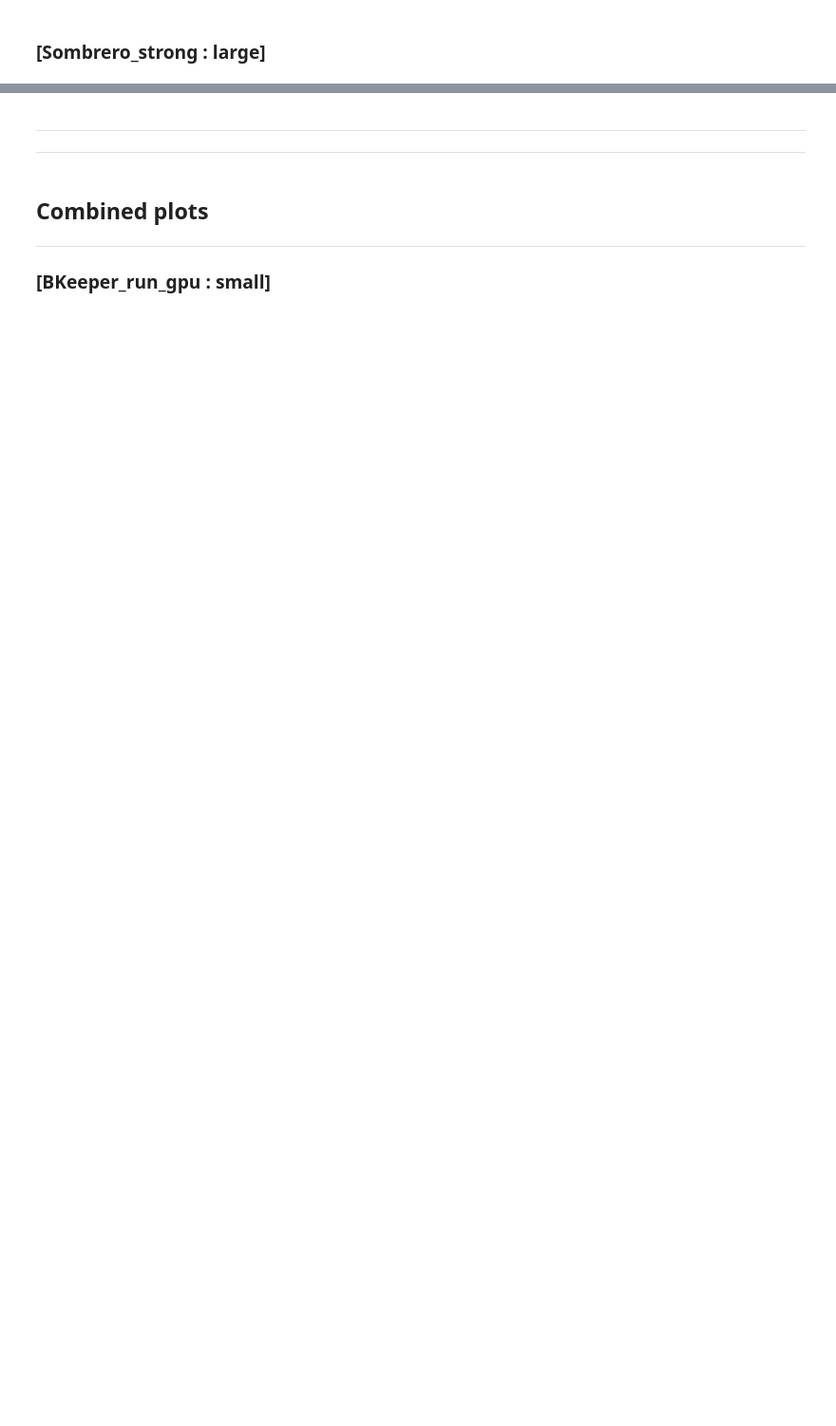
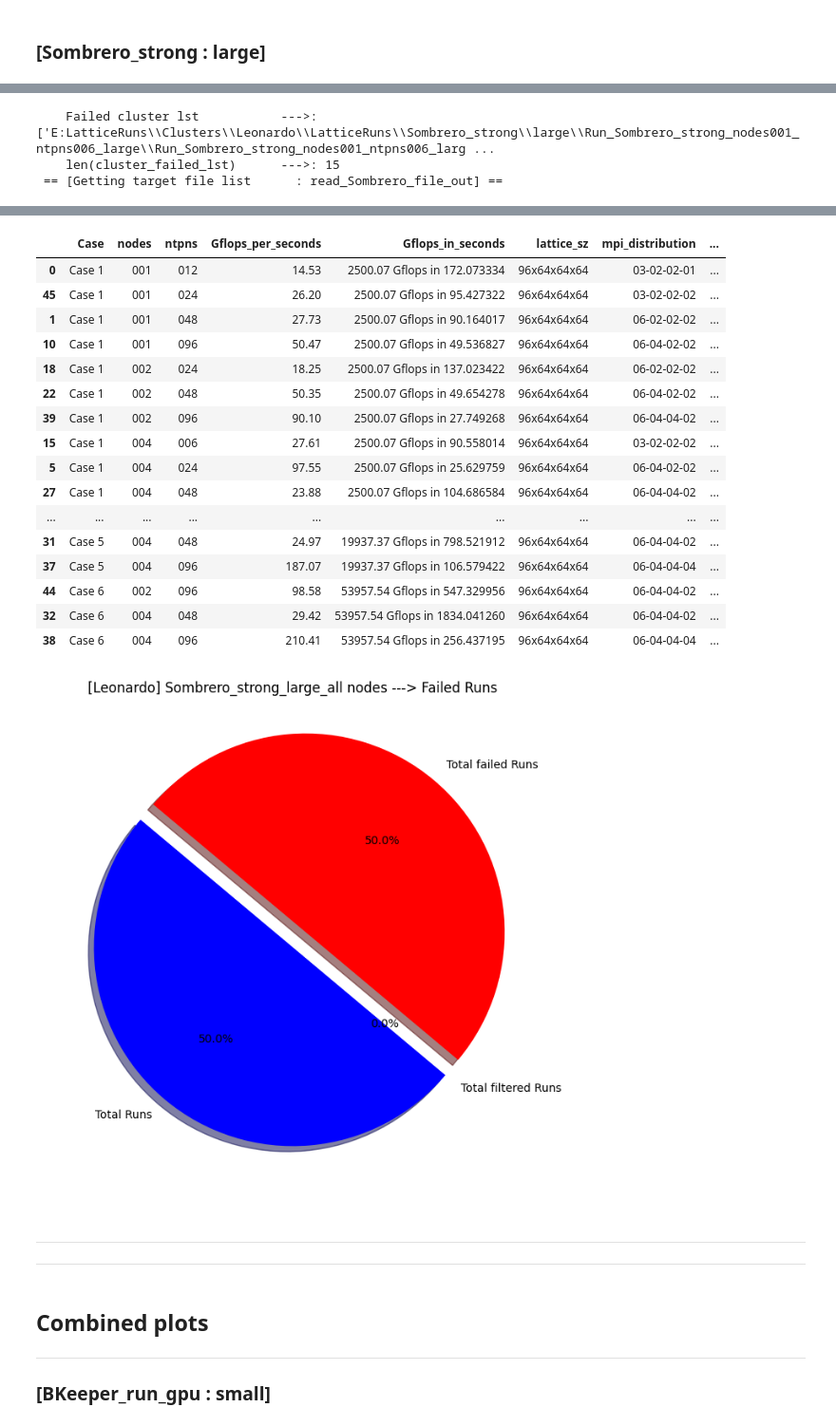
Before and after one commit to fbonnet08/Bench_Grid_HiRep, a Jupyter notebook: src/PythonCodes/Jupyter-NoteBooks/LLR-Bench_Grid_HiRep_Notebooks/Notebook_Bench_Grid_HiRep.ipynb, the cells around one changed output, grey strips where cells are left out. Shown at 95% size. Drawn from its saved outputs; the diff is of its cells as text; code cells hidden in the pictures; blank space fills up the shorter version.

```diff
--- a/src/PythonCodes/Jupyter-NoteBooks/LLR-Bench_Grid_HiRep_Notebooks/Notebook_Bench_Grid_HiRep.ipynb
+++ b/src/PythonCodes/Jupyter-NoteBooks/LLR-Bench_Grid_HiRep_Notebooks/Notebook_Bench_Grid_HiRep.ipynb
@@ -2031,60 +2908,21 @@ dataFrame_Sombrero_strong_small_leonardo
 # --------------------------------------------------------------------------
 machine_name_leonardo = "Leonardo"
 DATA_PATH         = os.path.join('E:','LatticeRuns','Clusters',machine_name_leonardo,'LatticeRuns')
-# --------------------------------------------------------------------------# ----------------------------------------------------------------------------
+# --------------------------------------------------------------------------
 # ----------------------------------------------------------------------------
-batch_action = "Sombrero_strg_cpu"
-simulation_size = "large"
-rc = Reinitialising_Paths_and_object_content(c, m, DATA_PATH, batch_action, simulation_size)
-# ----------------------------------------------------------------------------
-# --------------------------------------------------------------------------
-# Getting content in the target file
-# TODO: redefinition neccessary to to act on the target file name _cpu and batch script discrepency, batch action will need to be passed in. in the cluster method.
-batch_action = "Sombrero_strong"
-rc, target_Sombrero_strong_large_file_lst_leonardo, target_Sombrero_strong_large_file_dir_leonardo = getTarget_file_lst(c, m, c.getTargetdir())
-# ----------------------------------------------------------------------------
-# --------------------------------------------------------------------------
-# Getting content in the target file
-rc, target_Sombrero_strong_large_file_cluster_lst_leonardo = getTarget_file_cluster_lst(c, m, target_Sombrero_strong_large_file_lst_leonardo[:])
-# ----------------------------------------------------------------------------
-# --------------------------------------------------------------------------
-# [Data-Extraction]
-# --------------------------------------------------------------------------
-m.printMesgStr("Data extraction cluster out                                             : ", c.getGreen(), machine_name_leonardo)
-m.printMesgAddStr("Simulation size                                                      : ", c.getRed(), simulation_size)
-m.printMesgAddStr("target_Sombrero_strong_large_file_cluster_lst_leonardo[:]        --->: ", c.getYellow(), target_Sombrero_strong_large_file_cluster_lst_leonardo[:])
-m.printMesgAddStr("Length target_Sombrero_strong_large_file_cluster_lst_leonardo[:] --->: ", c.getYellow(), len(target_Sombrero_strong_large_file_cluster_lst_leonardo[:]))
-# ----------------------------------------------------------------------------
-# --------------------------------------------------------------------------
-# Reading in the inout file
-# TODO: return to this one once the read_Sombrero_file_out method is done.
-rc, target_Sombrero_strong_large_file_cluster_filtered_lst_leonardo = filter_target_file_cluster_lst(c, m,
-                                                                                                     start_key_sombrero_rep_lst[:],
-                                                                                                     target_Sombrero_strong_large_file_cluster_lst_leonardo[:])
-m.printMesgAddStr("len(target_Sombrero_strong_small_file_cluster_filtered_lst_leonardo[:]) --->: ", c.getYellow(), len(target_Sombrero_strong_large_file_cluster_filtered_lst_leonardo[:]))
-# ----------------------------------------------------------------------------
-# --------------------------------------------------------------------------
-# Reading in the inout file
-# TODO: return to this one once the read_Sombrero_file_out method is done.
-msg = batch_action + "_" + simulation_size + "_" + "all nodes"
-rc, Sombrero_strong_large_file_cluster_failed_lst_leonardo = plot_BenchRes_SuccessFailure_pieChart_matplotlib(c, m,
-                                                                                                              target_Sombrero_strong_large_file_cluster_lst_leonardo[:],
-                                                                                                              target_Sombrero_strong_large_file_cluster_filtered_lst_leonardo[:],
-                                                                                                              machine_name_lumi,
-                                                                                                              msg)
-# ----------------------------------------------------------------------------
-# --------------------------------------------------------------------------
-# Reading in the inout file
-# TODO: return to this one once the read_Sombrero_file_out method is done and replace with the filtered list
-# TODO: instead. For now we are going to use the full unfiltered list.
+target_batch_action = "Sombrero_strg_cpu"
 batch_action = "Sombrero_strong"
 simulation_size = "large"
-rc, dataFrame_Sombrero_strong_large_leonardo = read_Sombrero_file_out(c, m,
-                                                                  batch_action, simulation_size,
-                                                                  target_Sombrero_strong_large_file_cluster_lst_leonardo)
-# --------------------------------------------------------------------------
+# ----------------------------------------------------------------------------
+rc, dataFrame_Sombrero_strong_large_leonardo = getDataFrame_from_Sombrero_Runs(c,m,
+                                                                               DATA_PATH, machine_name_leonardo,
+                                                                               target_batch_action,
+                                                                               batch_action,
+                                                                               simulation_size,
+                                                                               start_key_sombrero_rep_lst)
 # --------------------------------------------------------------------------
 # Reading in the inout file
 m.printMesgStr("DataFrame Sombrero Strong large small Leonardo-DCGP    : ", c.getGreen(), machine_name_leonardo)
 dataFrame_Sombrero_strong_large_leonardo
 # ----------------------------------------------------------------------------
+# %% [output]
@@ -2090,0 +2951,3 @@ dataFrame_Sombrero_strong_large_leonardo
+    Failed cluster lst           --->: ['E:LatticeRuns\\Clusters\\Leonardo\\LatticeRuns\\Sombrero_strong\\large\\Run_Sombrero_strong_nodes001_ntpns006_large\\Run_Sombrero_strong_nodes001_ntpns006_larg ...
+    len(cluster_failed_lst)      --->: 15
+ == [Getting target file list      : read_Sombrero_file_out] ==
@@ -2091,3 +2964,21 @@ dataFrame_Sombrero_strong_large_leonardo
+|  | Case | nodes | ntpns | Gflops_per_seconds | Gflops_in_seconds | lattice_sz | mpi_distribution | ... |
+| 0 | Case 1 | 001 | 012 | 14.53 | 2500.07 Gflops in 172.073334 | 96x64x64x64 | 03-02-02-01 | ... |
+| 45 | Case 1 | 001 | 024 | 26.20 | 2500.07 Gflops in 95.427322 | 96x64x64x64 | 03-02-02-02 | ... |
+| 1 | Case 1 | 001 | 048 | 27.73 | 2500.07 Gflops in 90.164017 | 96x64x64x64 | 06-02-02-02 | ... |
+| 10 | Case 1 | 001 | 096 | 50.47 | 2500.07 Gflops in 49.536827 | 96x64x64x64 | 06-04-02-02 | ... |
+| 18 | Case 1 | 002 | 024 | 18.25 | 2500.07 Gflops in 137.023422 | 96x64x64x64 | 06-02-02-02 | ... |
+| 22 | Case 1 | 002 | 048 | 50.35 | 2500.07 Gflops in 49.654278 | 96x64x64x64 | 06-04-02-02 | ... |
+| 39 | Case 1 | 002 | 096 | 90.10 | 2500.07 Gflops in 27.749268 | 96x64x64x64 | 06-04-04-02 | ... |
+| 15 | Case 1 | 004 | 006 | 27.61 | 2500.07 Gflops in 90.558014 | 96x64x64x64 | 03-02-02-02 | ... |
+| 5 | Case 1 | 004 | 024 | 97.55 | 2500.07 Gflops in 25.629759 | 96x64x64x64 | 06-04-02-02 | ... |
+| 27 | Case 1 | 004 | 048 | 23.88 | 2500.07 Gflops in 104.686584 | 96x64x64x64 | 06-04-04-02 | ... |
+| ... | ... | ... | ... | ... | ... | ... | ... | ... |
+| 31 | Case 5 | 004 | 048 | 24.97 | 19937.37 Gflops in 798.521912 | 96x64x64x64 | 06-04-04-02 | ... |
+| 37 | Case 5 | 004 | 096 | 187.07 | 19937.37 Gflops in 106.579422 | 96x64x64x64 | 06-04-04-04 | ... |
+| 44 | Case 6 | 002 | 096 | 98.58 | 53957.54 Gflops in 547.329956 | 96x64x64x64 | 06-04-04-02 | ... |
+| 32 | Case 6 | 004 | 048 | 29.42 | 53957.54 Gflops in 1834.041260 | 96x64x64x64 | 06-04-04-02 | ... |
+| 38 | Case 6 | 004 | 096 | 210.41 | 53957.54 Gflops in 256.437195 | 96x64x64x64 | 06-04-04-04 | ... |
+[figure, added]
 # %% [markdown]
 ----
 ----
```
Also changed, not shown: parts of 110 cells of this notebook, 4 other files.
